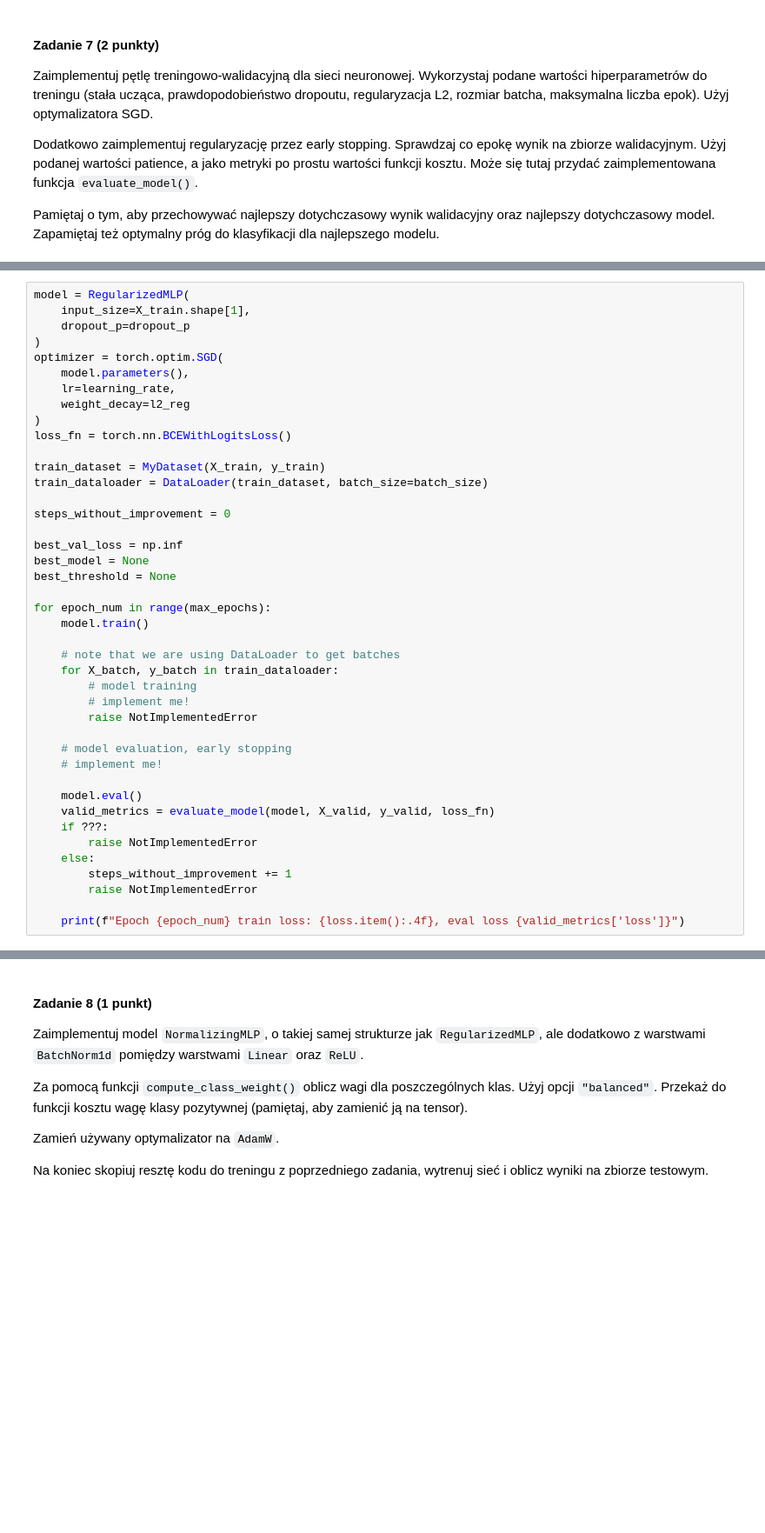
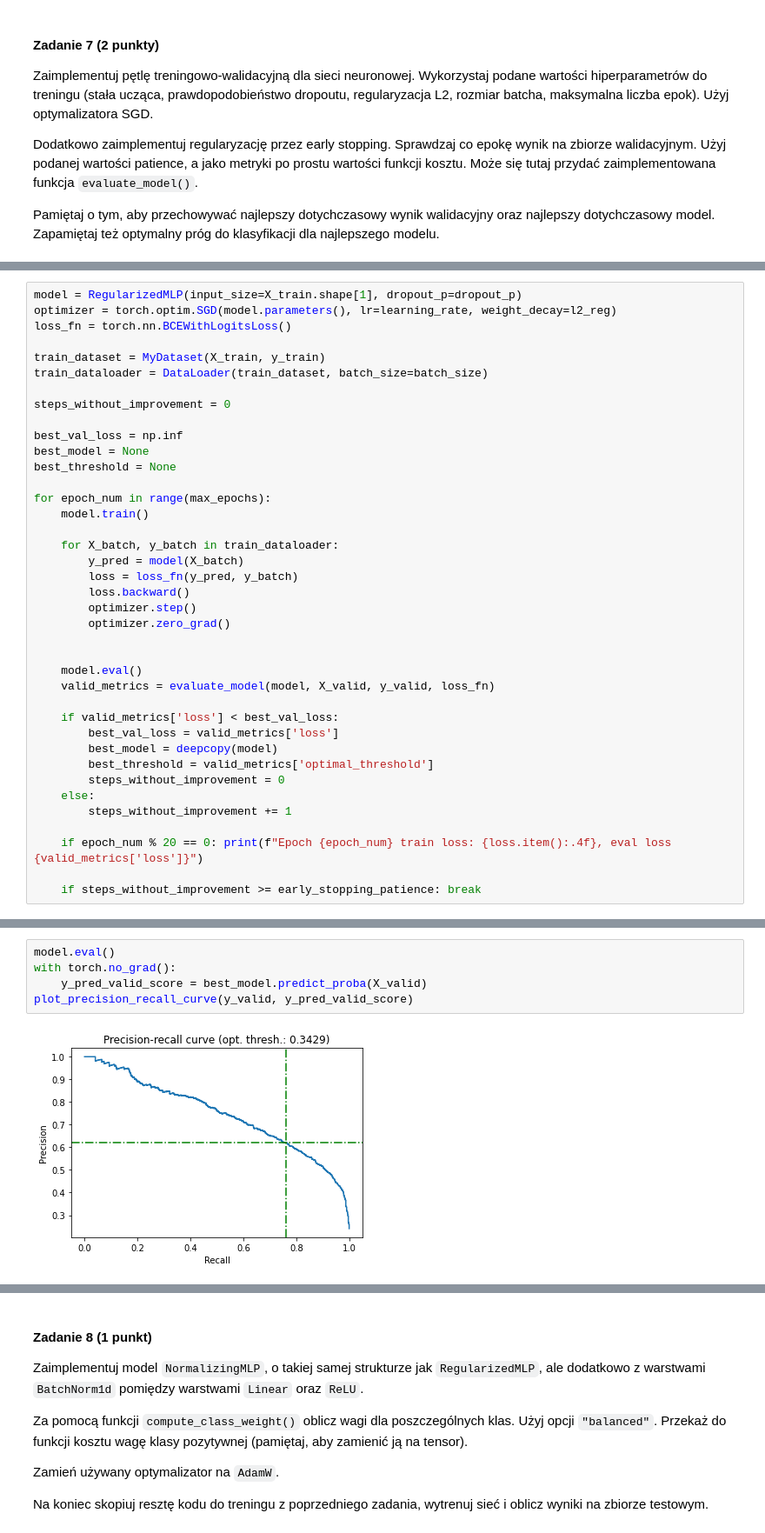
Before and after one commit to IwoSzczepaniak/AICourse, a Jupyter notebook: lab3/lab_3.ipynb, the cells around one changed output, grey strips where cells are left out. Shown at 87% size. Saved outputs shown, nothing was run; the diff lists cells and outputs as text; blank space fills up the shorter version.

```diff
--- a/lab3/lab_3.ipynb
+++ b/lab3/lab_3.ipynb
@@ -901,15 +990,8 @@ max_epochs = 300
 
 early_stopping_patience = 4
 # %%
-model = RegularizedMLP(
-    input_size=X_train.shape[1],
-    dropout_p=dropout_p
-)
-optimizer = torch.optim.SGD(
-    model.parameters(),
-    lr=learning_rate,
-    weight_decay=l2_reg
-)
+model = RegularizedMLP(input_size=X_train.shape[1], dropout_p=dropout_p)
+optimizer = torch.optim.SGD(model.parameters(), lr=learning_rate, weight_decay=l2_reg)
 loss_fn = torch.nn.BCEWithLogitsLoss()
 
 train_dataset = MyDataset(X_train, y_train)
@@ -924,21 +1006,25 @@ best_threshold = None
 for epoch_num in range(max_epochs):
     model.train()
 
-    # note that we are using DataLoader to get batches
     for X_batch, y_batch in train_dataloader:
-        # model training
-        # implement me!
-        raise NotImplementedError
+        y_pred = model(X_batch)
+        loss = loss_fn(y_pred, y_batch)
+        loss.backward()
+        optimizer.step()
+        optimizer.zero_grad()
 
-    # model evaluation, early stopping
-    # implement me!
 
     model.eval()
     valid_metrics = evaluate_model(model, X_valid, y_valid, loss_fn)
-    if ???:
-        raise NotImplementedError
+
+    if valid_metrics['loss'] < best_val_loss:
+        best_val_loss = valid_metrics['loss']
+        best_model = deepcopy(model)
+        best_threshold = valid_metrics['optimal_threshold']
+        steps_without_improvement = 0
     else:
         steps_without_improvement += 1
-        raise NotImplementedError
 
-    print(f"Epoch {epoch_num} train loss: {loss.item():.4f}, eval loss {valid_metrics['loss']}")
+    if epoch_num % 20 == 0: print(f"Epoch {epoch_num} train loss: {loss.item():.4f}, eval loss {valid_metrics['loss']}")
+
+    if steps_without_improvement >= early_stopping_patience: break
@@ -952 +1055,8 @@ print(f"Recall: {100 * test_metrics['recall']:.2f}%")
+# %%
+model.eval()
+with torch.no_grad():
+    y_pred_valid_score = best_model.predict_proba(X_valid)
+plot_precision_recall_curve(y_valid, y_pred_valid_score)
+# %% [output]
+[figure, added]
 # %% [markdown]
```
Also changed, not shown: parts of 30 cells of this notebook.
